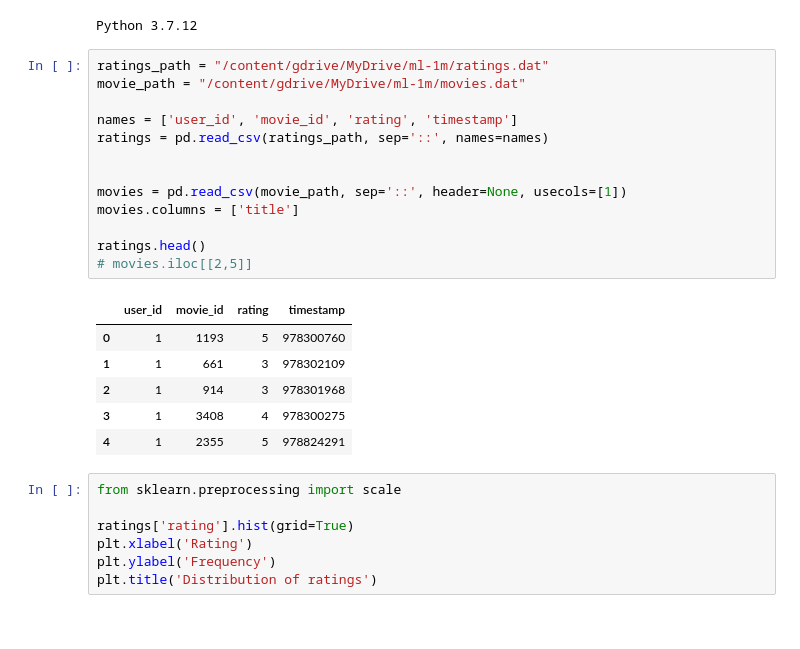
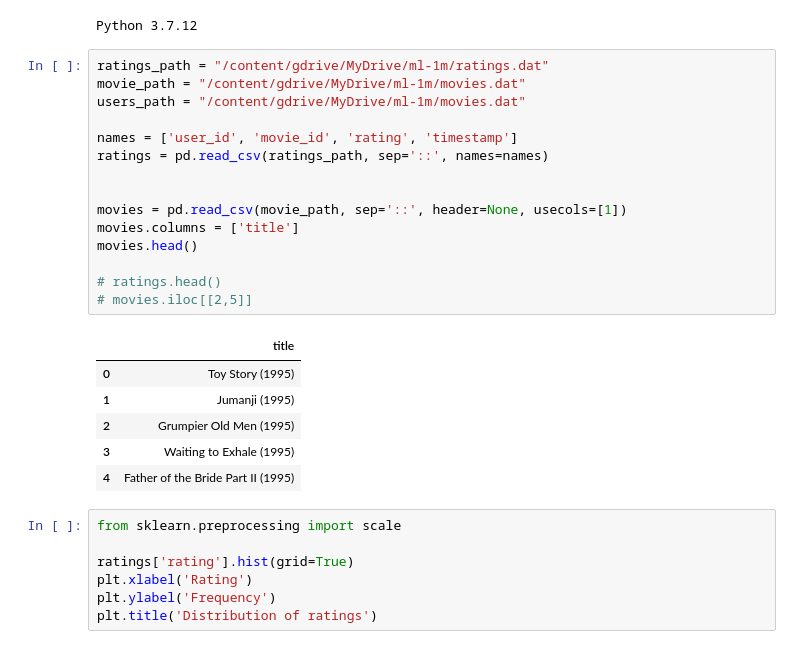
Before and after one commit to kuiper28/sadc-movie-recommender, a Jupyter notebook: sadc.ipynb, the cells around one changed output. Saved outputs shown, nothing was run; the diff lists cells and outputs as text.

```diff
--- a/sadc.ipynb
+++ b/sadc.ipynb
@@ -22,23 +25,25 @@ Python 3.7.12
 # %%
 ratings_path = "/content/gdrive/MyDrive/ml-1m/ratings.dat"
 movie_path = "/content/gdrive/MyDrive/ml-1m/movies.dat"
+users_path = "/content/gdrive/MyDrive/ml-1m/movies.dat"
 
 names = ['user_id', 'movie_id', 'rating', 'timestamp']
 ratings = pd.read_csv(ratings_path, sep='::', names=names)
 
 
 movies = pd.read_csv(movie_path, sep='::', header=None, usecols=[1])
 movies.columns = ['title']
+movies.head()
 
-ratings.head()
+# ratings.head()
 # movies.iloc[[2,5]]
 # %% [output]
-|  | user_id | movie_id | rating | timestamp |
-| 0 | 1 | 1193 | 5 | 978300760 |
-| 1 | 1 | 661 | 3 | 978302109 |
-| 2 | 1 | 914 | 3 | 978301968 |
-| 3 | 1 | 3408 | 4 | 978300275 |
-| 4 | 1 | 2355 | 5 | 978824291 |
+|  | title |
+| 0 | Toy Story (1995) |
+| 1 | Jumanji (1995) |
+| 2 | Grumpier Old Men (1995) |
+| 3 | Waiting to Exhale (1995) |
+| 4 | Father of the Bride Part II (1995) |
 # %%
 from sklearn.preprocessing import scale
 
```
Also changed, not shown: parts of 8 cells of this notebook, 1 other file.
